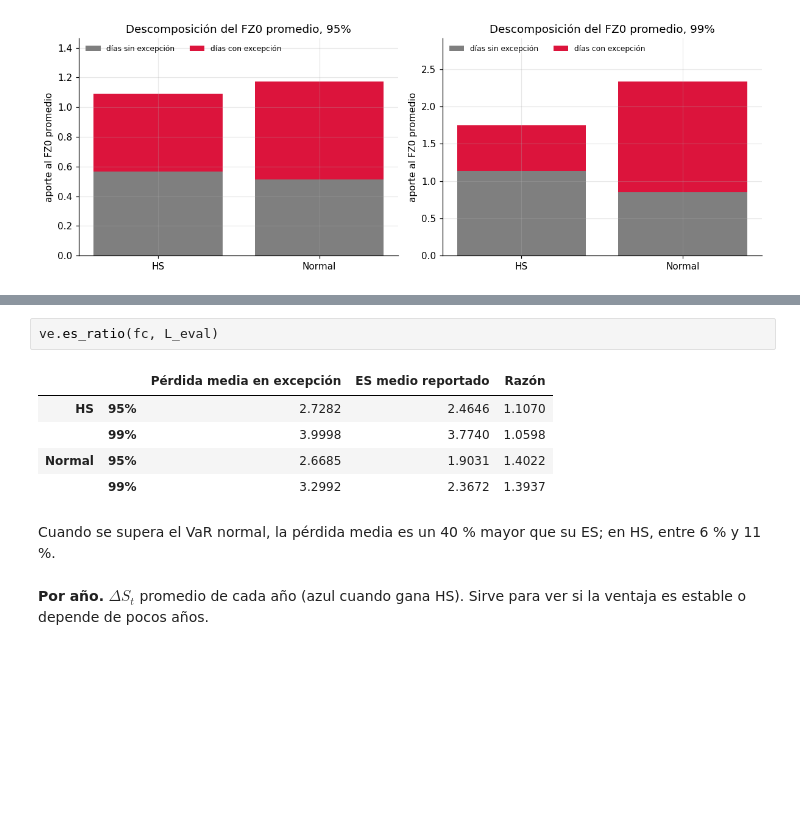
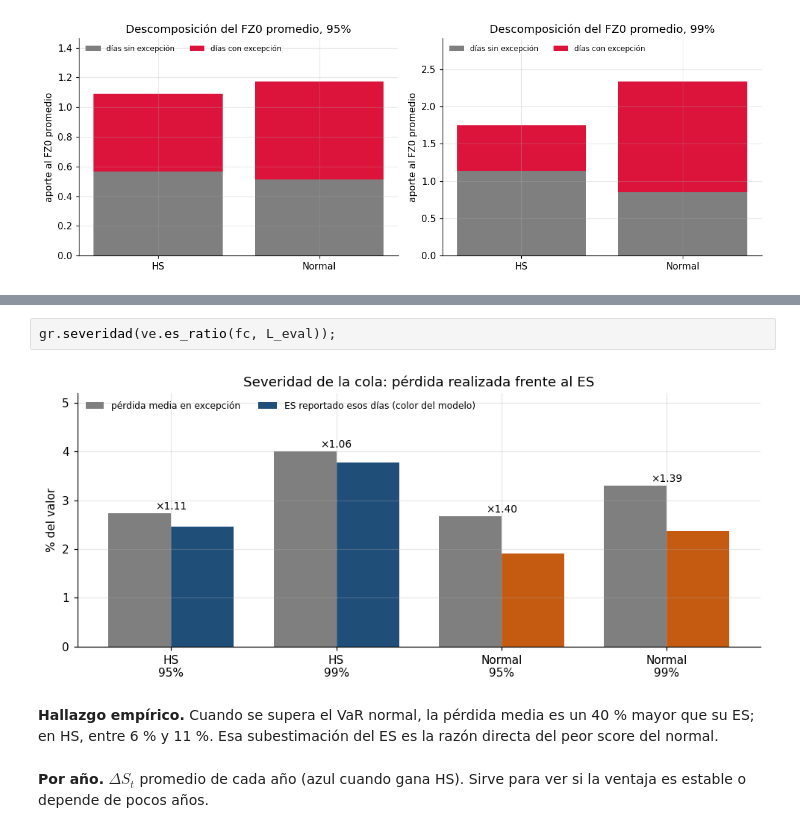
Before and after one commit to Joan-Robles/fissler-ziegel-2016, a Jupyter notebook: var_es_fissler_ziegel.ipynb, the cells around one changed output, grey strips where cells are left out. Cells and saved outputs as stored; diff of their text form; blank space fills up the shorter version.

```diff
--- a/var_es_fissler_ziegel.ipynb
+++ b/var_es_fissler_ziegel.ipynb
@@ -264,13 +228,9 @@ gr.descomposicion_score(dec);
 # %%
-ve.es_ratio(fc, L_eval)
+gr.severidad(ve.es_ratio(fc, L_eval));
 # %% [output]
-|  |  | Pérdida media en excepción | ES medio reportado | Razón |
-| HS | 95% | 2.7282 | 2.4646 | 1.1070 |
-|  | 99% | 3.9998 | 3.7740 | 1.0598 |
-| Normal | 95% | 2.6685 | 1.9031 | 1.4022 |
-|  | 99% | 3.2992 | 2.3672 | 1.3937 |
+[figure, added]
 # %% [markdown]
-Cuando se supera el VaR normal, la pérdida media es un 40 % mayor que su ES; en HS, entre 6 % y 11 %.
+**Hallazgo empírico.** Cuando se supera el VaR normal, la pérdida media es un 40 % mayor que su ES; en HS, entre 6 % y 11 %. Esa subestimación del ES es la razón directa del peor score del normal.
 # %% [markdown]
 **Por año.** $\Delta S_t$ promedio de cada año (azul cuando gana HS). Sirve para ver si la ventaja es estable o depende de pocos años.
 # %%
```
Also changed, not shown: parts of 30 cells of this notebook, 1 other file.
